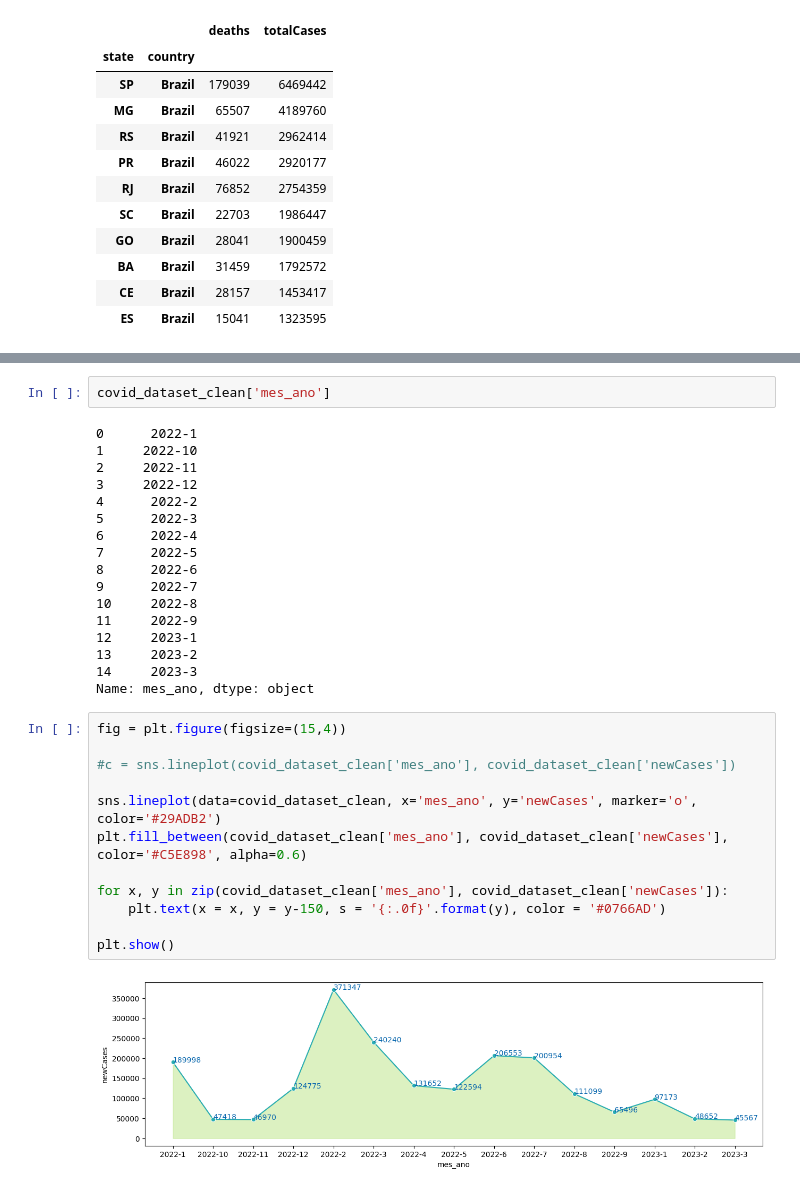
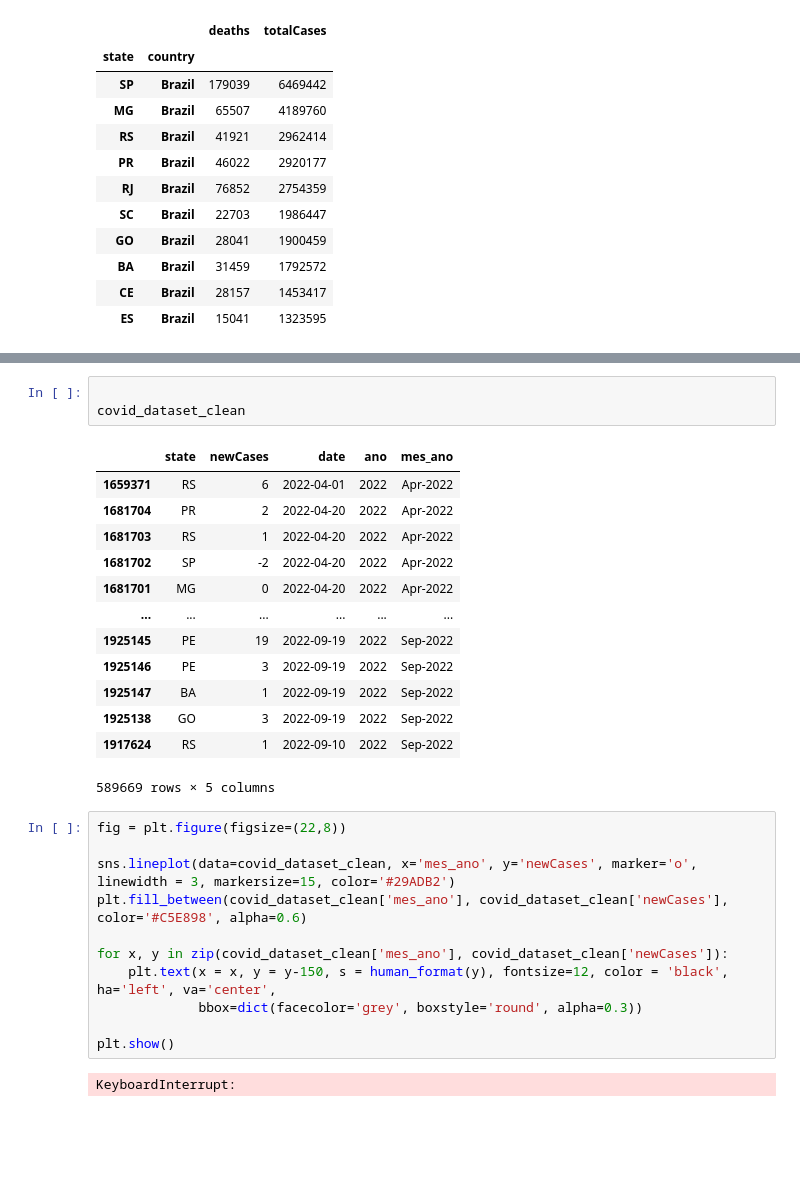
Before and after one commit to GabrielBF1/Ada_Project_Avancado, a Jupyter notebook: code/dataset.ipynb, the cells around one changed output, grey strips where cells are left out. Cells and saved outputs as stored; diff of their text form; blank space fills up the shorter version.

```diff
--- a/code/dataset.ipynb
+++ b/code/dataset.ipynb
@@ -95,33 +106,30 @@ See the caveats in the documentation: https://pandas.pydata.org/pandas-docs/stab
-# %%
-covid_dataset_clean['mes_ano']
-# %% [output]
-0      2022-1
-1     2022-10
-2     2022-11
-3     2022-12
-4      2022-2
-5      2022-3
-6      2022-4
-7      2022-5
-8      2022-6
-9      2022-7
-10     2022-8
-11     2022-9
-12     2023-1
-13     2023-2
-14     2023-3
-Name: mes_ano, dtype: object
+# %%
+
+covid_dataset_clean
+# %% [output]
+|  | state | newCases | date | ano | mes_ano |
+| 1659371 | RS | 6 | 2022-04-01 | 2022 | Apr-2022 |
+| 1681704 | PR | 2 | 2022-04-20 | 2022 | Apr-2022 |
+| 1681703 | RS | 1 | 2022-04-20 | 2022 | Apr-2022 |
+| 1681702 | SP | -2 | 2022-04-20 | 2022 | Apr-2022 |
+| 1681701 | MG | 0 | 2022-04-20 | 2022 | Apr-2022 |
+| ... | ... | ... | ... | ... | ... |
+| 1925145 | PE | 19 | 2022-09-19 | 2022 | Sep-2022 |
+| 1925146 | PE | 3 | 2022-09-19 | 2022 | Sep-2022 |
+| 1925147 | BA | 1 | 2022-09-19 | 2022 | Sep-2022 |
+| 1925138 | GO | 3 | 2022-09-19 | 2022 | Sep-2022 |
+| 1917624 | RS | 1 | 2022-09-10 | 2022 | Sep-2022 |
+589669 rows × 5 columns
 # %%
-fig = plt.figure(figsize=(15,4))
+fig = plt.figure(figsize=(22,8))
 
-#c = sns.lineplot(covid_dataset_clean['mes_ano'], covid_dataset_clean['newCases'])
-
-sns.lineplot(data=covid_dataset_clean, x='mes_ano', y='newCases', marker='o', color='#29ADB2')
+sns.lineplot(data=covid_dataset_clean, x='mes_ano', y='newCases', marker='o', linewidth = 3, markersize=15, color='#29ADB2')
 plt.fill_between(covid_dataset_clean['mes_ano'], covid_dataset_clean['newCases'], color='#C5E898', alpha=0.6)
 
 for x, y in zip(covid_dataset_clean['mes_ano'], covid_dataset_clean['newCases']):
-    plt.text(x = x, y = y-150, s = '{:.0f}'.format(y), color = '#0766AD')
+    plt.text(x = x, y = y-150, s = human_format(y), fontsize=12, color = 'black', ha='left', va='center',
+             bbox=dict(facecolor='grey', boxstyle='round', alpha=0.3))
 
 plt.show()
 # %% [output]
-[figure, removed]
+KeyboardInterrupt:
```
Also changed, not shown: parts of 3 cells of this notebook.
